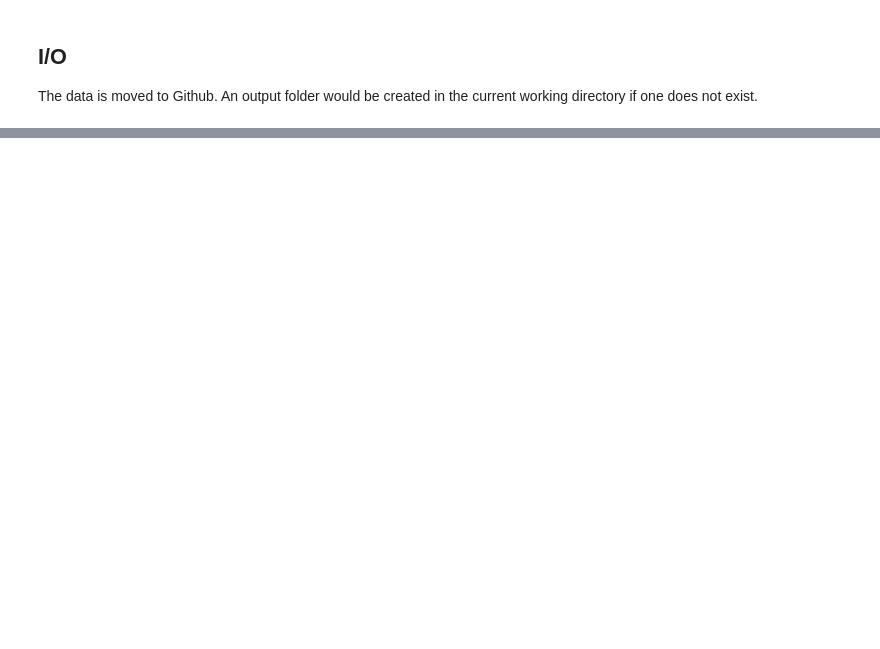
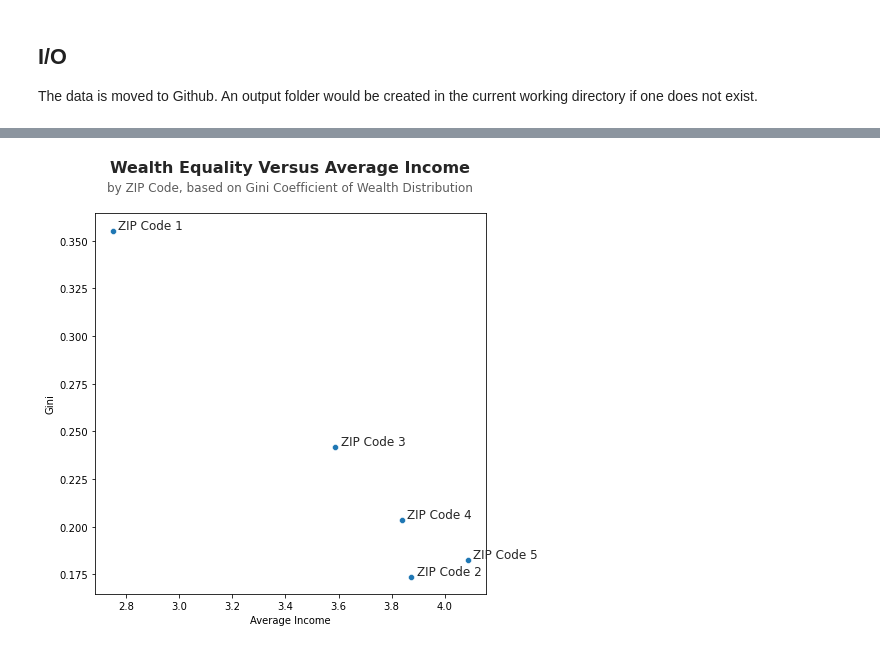
Before and after one commit to lokdoesdata/syracuse-assorted, a Jupyter notebook: ist_652/homework_1/lok_ngan_homework_1.ipynb, the cells around one changed output, grey strips where cells are left out. Drawn from its saved outputs; the diff is of its cells as text; code cells hidden in the pictures; blank space fills up the shorter version.

```diff
--- a/ist_652/homework_1/lok_ngan_homework_1.ipynb
+++ b/ist_652/homework_1/lok_ngan_homework_1.ipynb
@@ -245,0 +207,30 @@ A copy of the output file can be obtained [here](https://raw.githubusercontent.c
+# %%
+def gini(x):
+    # https://en.wikipedia.org/wiki/Mean_absolute_difference#Relative_mean_absolute_difference
+    mad = np.abs(np.subtract.outer(x, x)).mean()
+    rmad = mad/np.mean(x)
+    gini = 0.5 * rmad
+    return(gini)
+# %%
+gini = df.groupby('ZIP Code Area')['Wealth'].apply(lambda x: gini(x.values))
+income = df.groupby('ZIP Code Area')['Income'].mean()
+df_income_gini = pd.concat([income, gini], axis=1)
+# %%
+f2, ax2 = plt.subplots(1, figsize=(7,7))
+
+with sns.axes_style('white'):
+    sns.despine(f1)
+    g2 = sns.scatterplot(data=df_income_gini, x='Income', y='Wealth', ax=ax2)
+
+    ax2.text(x=0.5, y=1.1, s='Wealth Equality Versus Average Income', fontsize=16, weight='bold', ha='center', va='bottom', transform=ax2.transAxes)
+    ax2.text(x=0.5, y=1.05, s='by ZIP Code, based on Gini Coefficient of Wealth Distribution', fontsize=12, alpha=0.75, ha='center', va='bottom', transform=ax2.transAxes)
+
+    for i, row in df_income_gini.iterrows():
+        ax2.text(x=row['Income']+0.02, y=row['Wealth']+0.001, s=f'ZIP Code {i}', fontsize=12)
+
+    ax2.set_ylabel('Gini')
+    ax2.set_xlabel('Average Income')
+
+f2.savefig(OUTPUT_PATH.joinpath('wealth_vs_income.png'), dpi=200, bbox_inches='tight')
+# %% [output]
+[figure, added]
```
Also changed, not shown: parts of 57 cells of this notebook, 6 other files.
